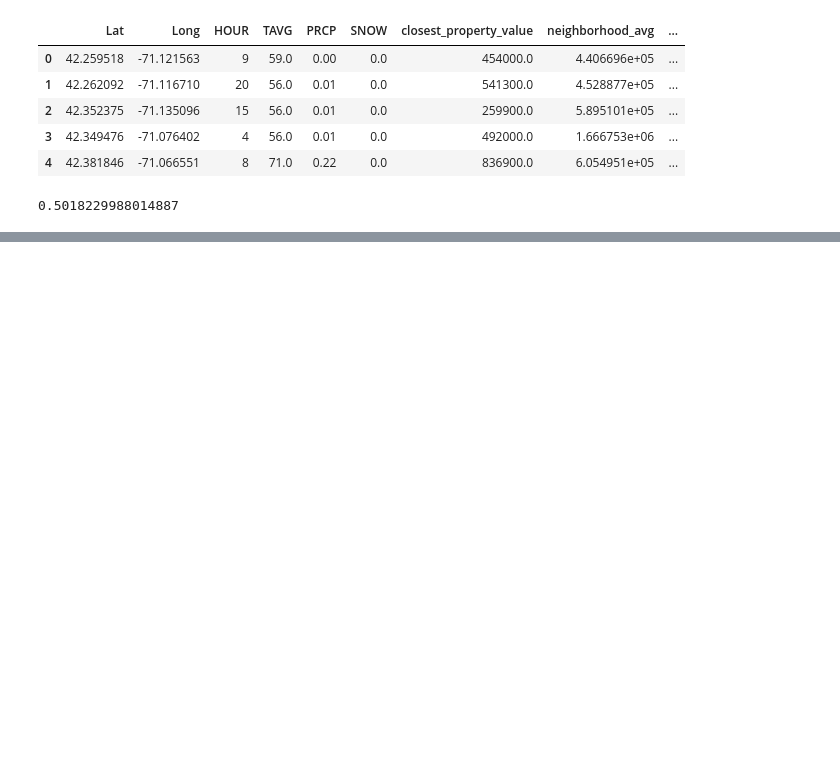
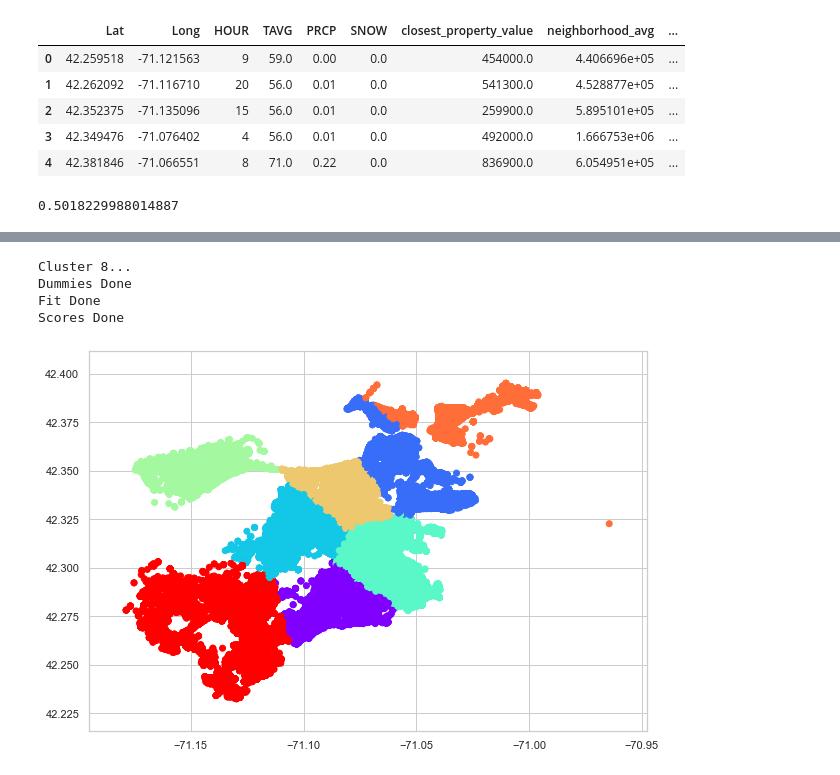
Before and after one commit to cs109a-crime/cs109a-crime.github.io, a Jupyter notebook: notebooks/nicks_model_notebook.ipynb, the cells around one changed output, grey strips where cells are left out. Drawn from its saved outputs; the diff is of its cells as text; code cells hidden in the pictures; blank space fills up the shorter version.

```diff
--- a/notebooks/nicks_model_notebook.ipynb
+++ b/notebooks/nicks_model_notebook.ipynb
@@ -69,0 +259,9 @@ plt.scatter(X_train['Lat'],X_train['Long'], c=km.labels_, cmap='rainbow')
+# %%
+clusters = list(range(8,9))
+cvmeans, cvstds, train_scores, test_scores = calc_meanstd(X_train, y_train, X_test, y_test, clusters)
+# %% [output]
+Cluster 8...
+Dummies Done
+Fit Done
+Scores Done
+[figure, added]
```
Also changed, not shown: parts of 12 cells of this notebook.
